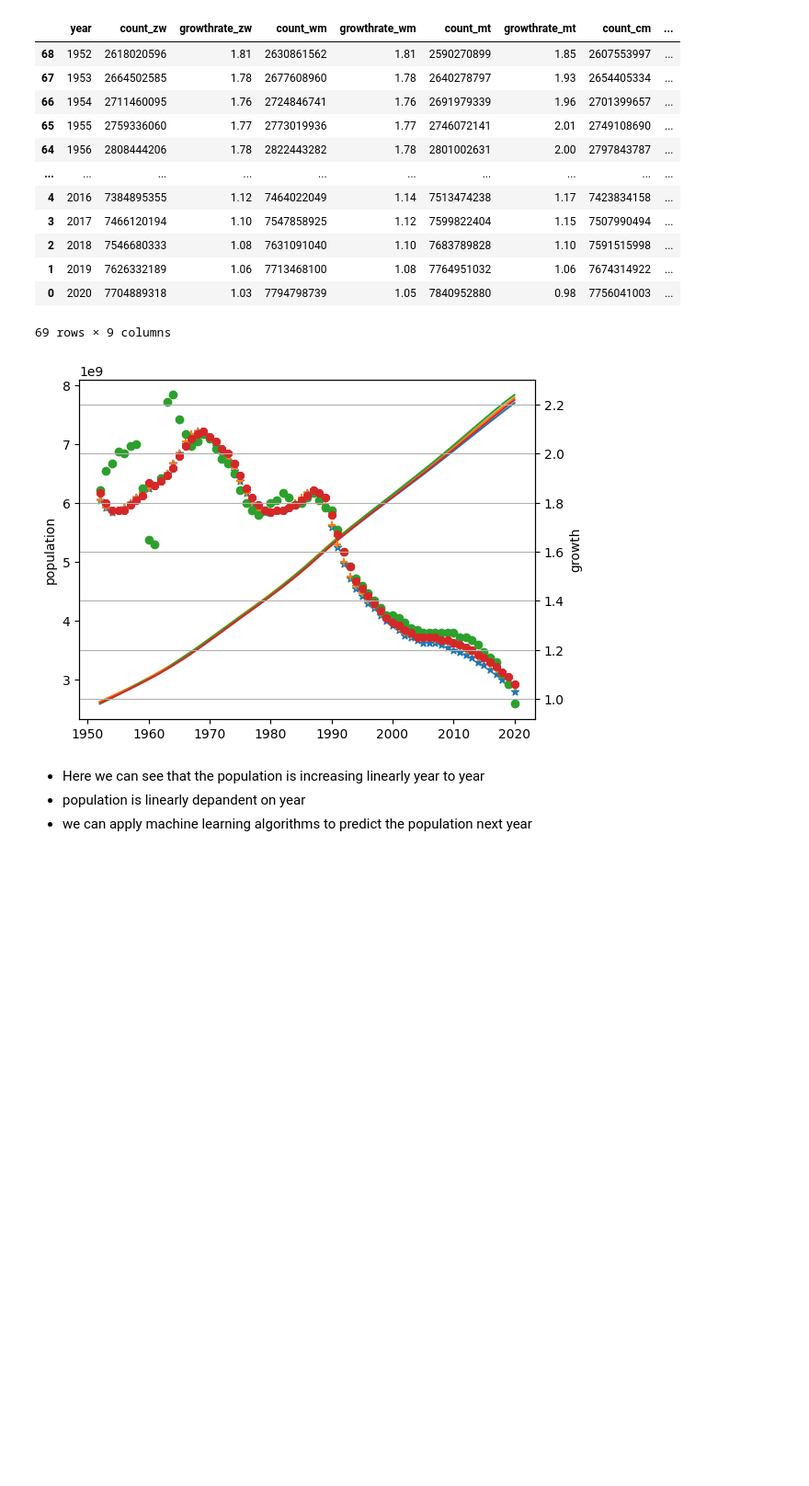
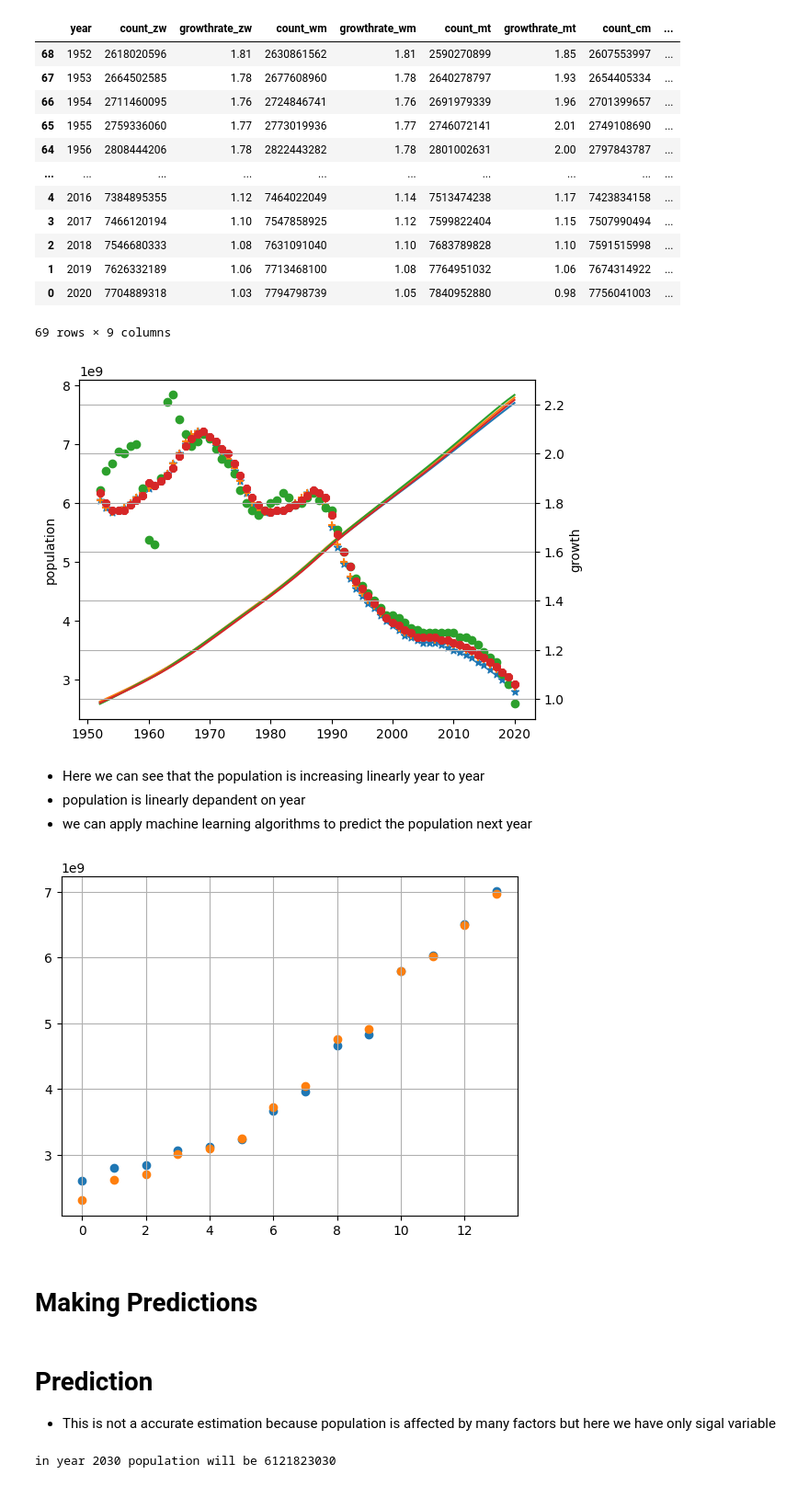
Before and after one commit to ravindra-pandey/Data_visualisation, a Jupyter notebook: world_population/main.ipynb, the cells around one changed output. Shown: that part at 92% size. Cells and saved outputs as stored; diff of their text form; code cells hidden in the pictures; blank space fills up the shorter version.

Commit message:
model building completed

```diff
--- a/world_population/main.ipynb
+++ b/world_population/main.ipynb
@@ -108,5 +109,28 @@ cm_data=data[["year","count_cm","growthrate_cm"]]
+# %%
+datasets={"zw_data":zw_data,"wm_data":wm_data,"mt_data":mt_data,"cm_data":cm_data}
 # %%
 from sklearn.model_selection import train_test_split
 from sklearn.linear_model import LinearRegression
-# %%
-X_train,X_test,y_train,y_test=train_test_split()
+# %%
+results=pd.DataFrame()
+for dataset_name,dataset in datasets.items():
+    X=dataset.iloc[:,:-1].values
+    y=dataset.iloc[:,-1:].values.ravel()
+    X_train,X_test,y_train,y_test=train_test_split(X,y,test_size=0.2,random_state=42)
+    results[dataset_name]=y_test
+    lr=LinearRegression()
+    lr.fit(X_train,y_train)
+    results[f"{dataset_name}_prediction"]=lr.predict(X_test)
+    pickle.dump(lr,open(f"models/{dataset_name}_pop.pkl","wb"))
+# %%
+results=results.sort_values(by=["zw_data"],ascending=True)
+# %%
+fig,ax1=plt.subplots()
+
+ax1.scatter(np.arange(len(results.index)),results["cm_data"])
+ax1.scatter(np.arange(len(results.index)),results["cm_data_prediction"])
+plt.grid()
+# %% [output]
+[figure, added]
+# %% [markdown]
+# Making Predictions
@@ -112,0 +156,8 @@ X_train,X_test,y_train,y_test=train_test_split()
+# %% [markdown]
+# Prediction
+* This is not a accurate estimation because population is affected by many factors but here we have only sigal variable
+# %%
+population=predict_population(2000)
+print(f"in year 2030 population will be {population}")
+# %% [output]
+in year 2030 population will be 6121823030
```
Also changed, not shown: parts of 4 cells of this notebook, 4 other files.
